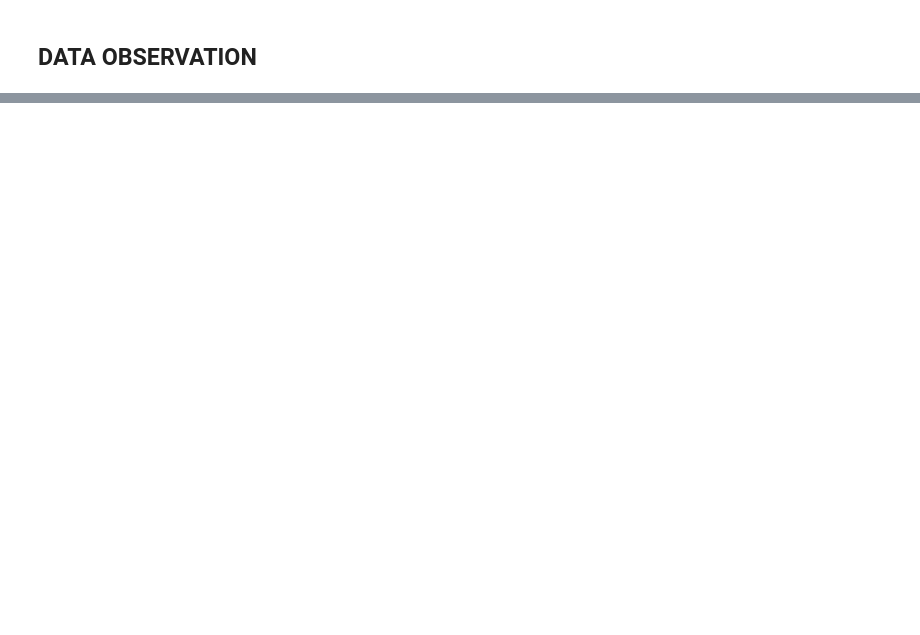
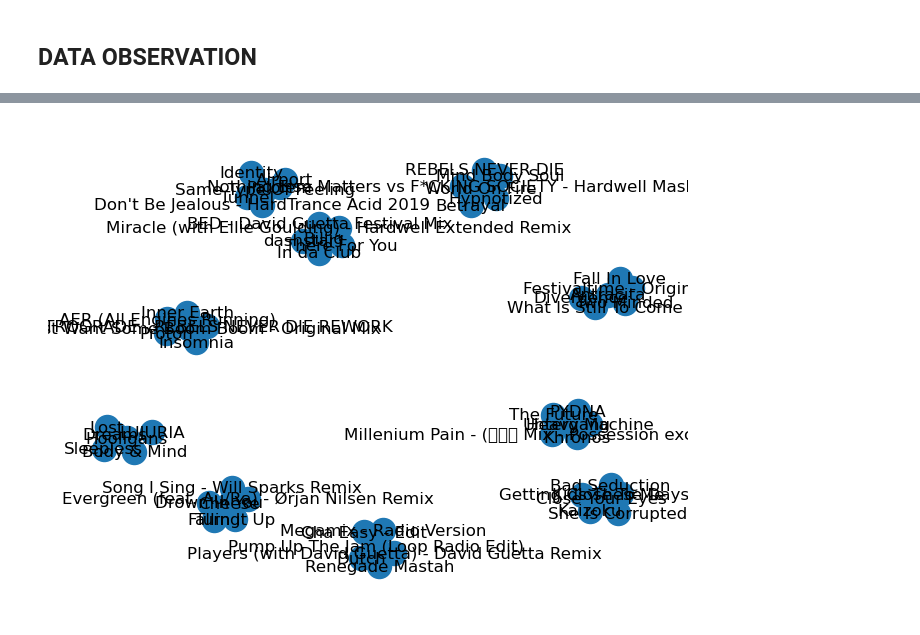
Before and after one commit to misterteri/spotify-api, a Jupyter notebook: main.ipynb, the cells around one changed output, grey strips where cells are left out. Cells and saved outputs as stored; diff of their text form; code cells hidden in the pictures; blank space fills up the shorter version.

```diff
--- a/main.ipynb
+++ b/main.ipynb
@@ -149,3 +163,42 @@ dtype: float64
+# %%
+# Assuming 'popularity' is a column in your dataframe, and higher values are more popular
+top_10_songs = techno_songs.nlargest(10, 'energy')
+
+# Get the indices of the top 10 songs in the normalized dataframe
+top_10_indices = top_10_songs.index.tolist()
+
+# Get the nearest neighbors of the top 10 songs
+distances, indices = model_knn.kneighbors(techno_songs_norm_num.iloc[top_10_indices])
+
+# Increase figure size
+plt.figure(figsize=(30, 30)) # in inches
+
+# Create a graph
+G = nx.Graph()
+
+# Add a node for each of the top 10 songs
+for song in top_10_songs['song_name']:
+    G.add_node(song)
+
+# Add an edge for each pair of neighbors
+for i in range(len(indices)):
+    for j in range(1, len(indices[i])):
+        G.add_edge(top_10_songs.iloc[i]['song_name'], techno_songs.iloc[indices[i][j]]['song_name'])
+
+
+
+# Draw the graph
+# Increase distance between nodes by adjusting the k parameter in spring_layout
+# k is the distance between the nodes and varies between 0 and 1
+pos = nx.spring_layout(G, k=0.5, seed=42)  # Set the seed for reproducibility
+# Draw the graph with larger font size and with node color
+nx.draw(G, pos, with_labels=True, node_color='skyblue', font_size=20)
+
+# Save the graph to a large image file
+# dpi is the resolution
+plt.savefig("graph-2.png", format="PNG", dpi=600)
+# %% [output]
+[figure, added]
 # %%
 # split the dataframe from techno_songs into 20% test set and 80% training set
 techno_train_songs, techno_test_songs = train_test_split(techno_songs, test_size=0.2)
```
Also changed, not shown: parts of 18 cells of this notebook, 3 other files.
